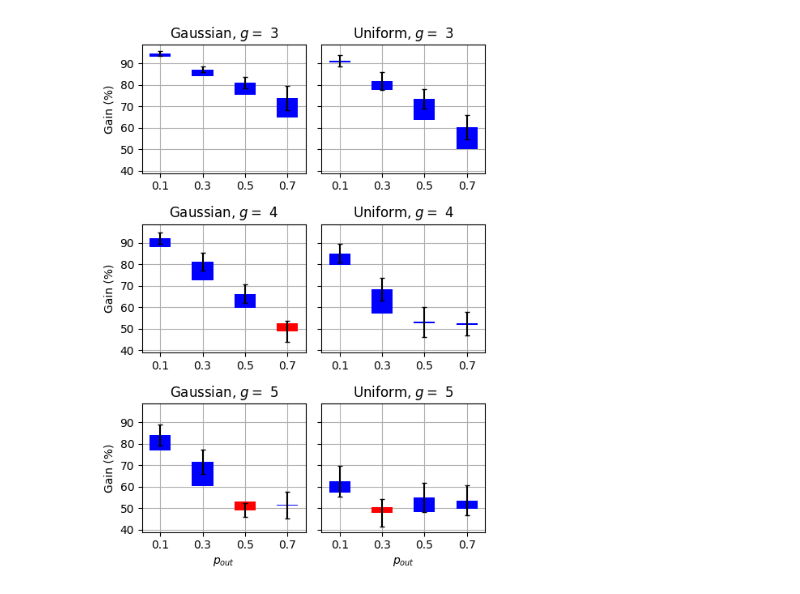
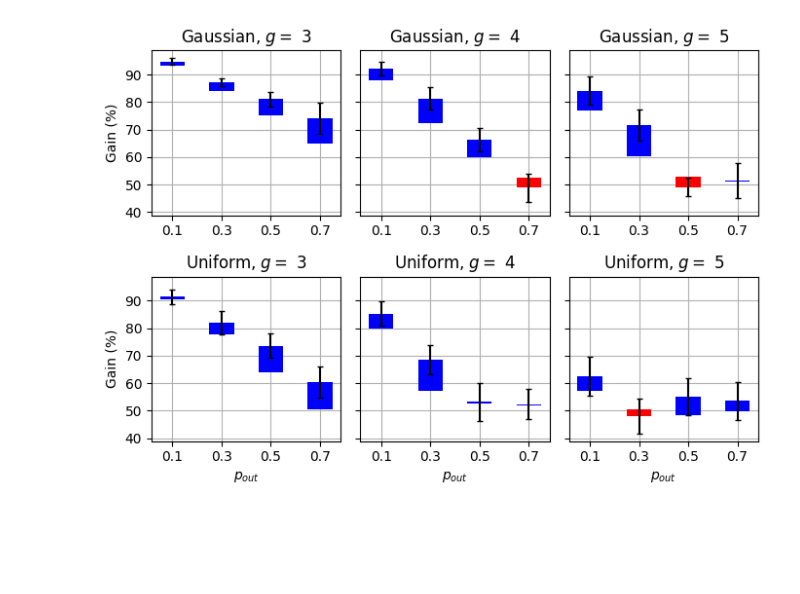
Before and after one commit to lisiq/Modelling-Students-Learning, a Jupyter notebook: plots_synthetic_SBM_delete.ipynb, the cells around one changed output. Drawn from its saved outputs; the diff is of its cells as text; code cells hidden in the pictures; blank space fills up the shorter version.

Commit message:
synth plot change

```diff
--- a/plots_synthetic_SBM_delete.ipynb
+++ b/plots_synthetic_SBM_delete.ipynb
@@ -566,9 +566,9 @@ for group, df_group in df.groupby(['n_groups', 'theta_type', 'mul_p_connection',
 # %%
 new_df = pd.concat(df_list)
 # %%
+import numpy as np
 
 mul_p_connection = 1
-
 
 theta_types = ['gaussian', 'uniform']
 n_groups = [3, 4, 5]
@@ -576,69 +576,51 @@ base = 10
 degree_p_pass_correction = True
 
 fig, axes = plt.subplots(
+    len(theta_types),  # Swap the number of rows and columns
     len(n_groups),
-    len(theta_types),
-    figsize=(5, 7),
+    figsize=(7, 5),
     sharey=True
     )
 for theta_type in theta_types:
     for ng in n_groups:
-        col = theta_types.index(theta_type)
-        row = n_groups.index(ng)
+        row = theta_types.index(theta_type)  # Swap the roles of rows and columns
+        col = n_groups.index(ng)
         sub_new_df = new_df[
             (new_df['theta_type'] == theta_type) &
             (new_df['n_groups'] == ng) &
             (new_df['mul_p_connection'] == mul_p_connection)
             # (new_df['base'] == base) &
             # (new_df['degree_p_pass_correction'] == degree_p_pass_correction)
             ]
 
-
         axes[row,col].grid()
-        # sns.barplot(data=sub_new_df, x='p_pass_out', y='gain', ax = axes[row,col])
-        # axes[row,col].set_title(f" {theta_type}, {ng} groups")
-        # color the bars: redu if positive gain, blue if negative
         sub_new_df = sub_new_df.copy()
         sub_new_df['color'] = sub_new_df['gain'].apply(lambda x: 'blue' if x>0 else 'red')
         axes[row, col].bar(
             x=sub_new_df['p_pass_out'],
             height=sub_new_df['gain'],
             yerr=sub_new_df['std'],
             color=sub_new_df['color'].values.tolist(),
             width=0.1,
             align='center',
             bottom=sub_new_df['bottom'],
             zorder = 2,
             capsize=2
             )
         axes[row,col].set_title(f"{theta_type.capitalize()}, $g=$ {ng}")# {base} base")
-        # axes[row,col].set_xlabel('p_pass_out')
-        if col == 0:
+        if col == 0:  # Change this condition to adjust y-axis labels
             axes[row,col].set_ylabel('Gain (%)')
 
-        if row == len(n_groups) - 1:
+        if row == 1:  # Change this condition to adjust x-axis labels
             axes[row,col].set_xlabel('$p_{out}$')
 
         axes[row,col].set_xticks(sub_new_df['p_pass_out'])
         axes[row,col].set_yticks(np.arange(40, 100, 10))
 
-        # axes[row,col].set_ylim(-20, 20)
-
-# theta_type = 'uniform'
-# n_groups = 3
-
-# sub_new_df = new_df[(new_df['theta_type'] == theta_type) & (new_df['n_groups'] == n_groups) & (new_df['mul_p_connection'] == mul_p_connection)]
-
-
-# fig, axes = plt.subplots(1, 1, figsize=(10, 15))
-
-
-# sns.barplot(data=sub_new_df, x='p_pass_out', y='gain', ax = axes)
-# axes.set_title("fucl")
 plt.tight_layout()
 plt.savefig(f'plots_synthetic/Mul_p_connection_{mul_p_connection}.pdf')
 # %% [output]
-[figure, old version]
+[figure, new version]
 # %%
 df[(df['model_type'] == 'GNN') & (df['mul_p_connection'] == 2/3) & (df['p_pass_out'] == 0.1) & (df['theta_type'] == 'lognormal') & (df['n_groups'] == 3)]
 # %%
```
Also changed, not shown: 1 other file.
